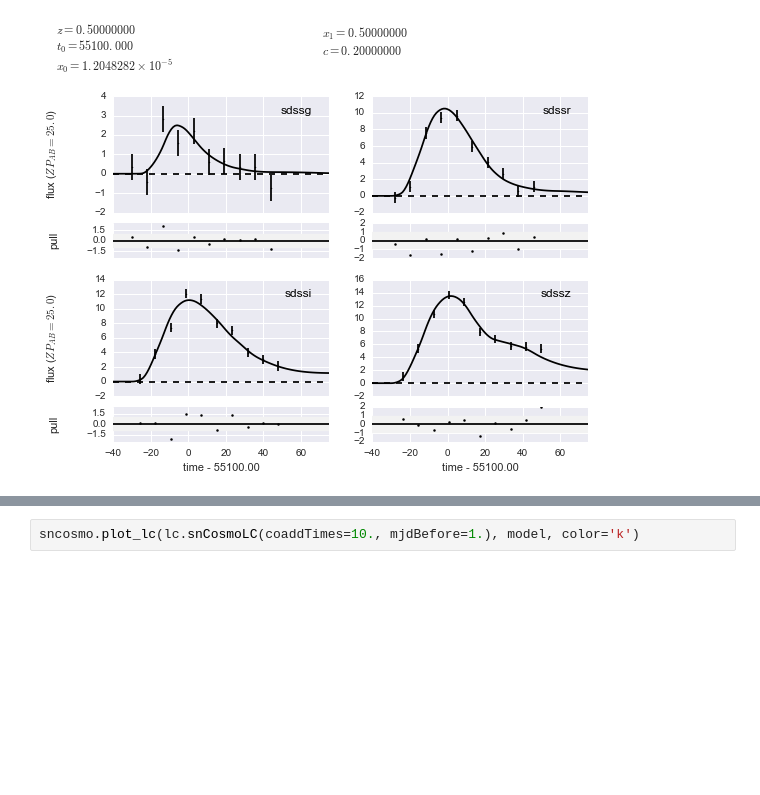
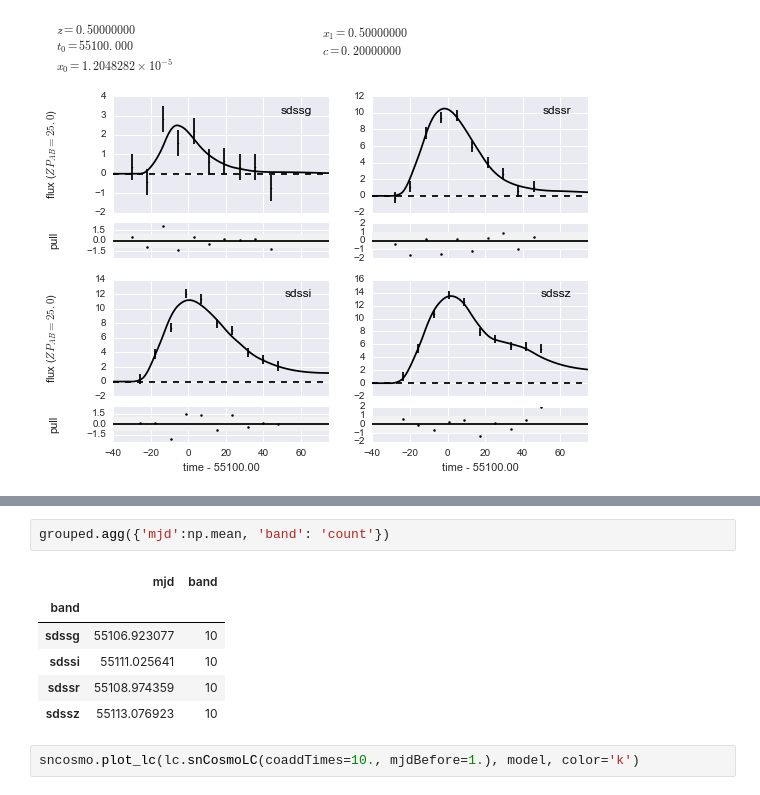
Before and after one commit to rbiswas4/SNsims, a Jupyter notebook: examples/Example_LightCurve.ipynb, the cells around one changed output, grey strips where cells are left out. Cells and saved outputs as stored; diff of their text form; blank space fills up the shorter version.

```diff
--- a/examples/Example_LightCurve.ipynb
+++ b/examples/Example_LightCurve.ipynb
@@ -113,3 +140,12 @@ sncosmo.plot_lc(newlc.snCosmoLC(), model, color='k')
+# %%
+grouped.agg({'mjd':np.mean, 'band': 'count'})
+# %% [output]
+|  | mjd | band |
+| band |  |  |
+| sdssg | 55106.923077 | 10 |
+| sdssi | 55111.025641 | 10 |
+| sdssr | 55108.974359 | 10 |
+| sdssz | 55113.076923 | 10 |
 # %%
 sncosmo.plot_lc(lc.snCosmoLC(coaddTimes=10., mjdBefore=1.), model, color='k')
 # %% [output]
```
Also changed, not shown: parts of 5 cells of this notebook, 3 other files.
